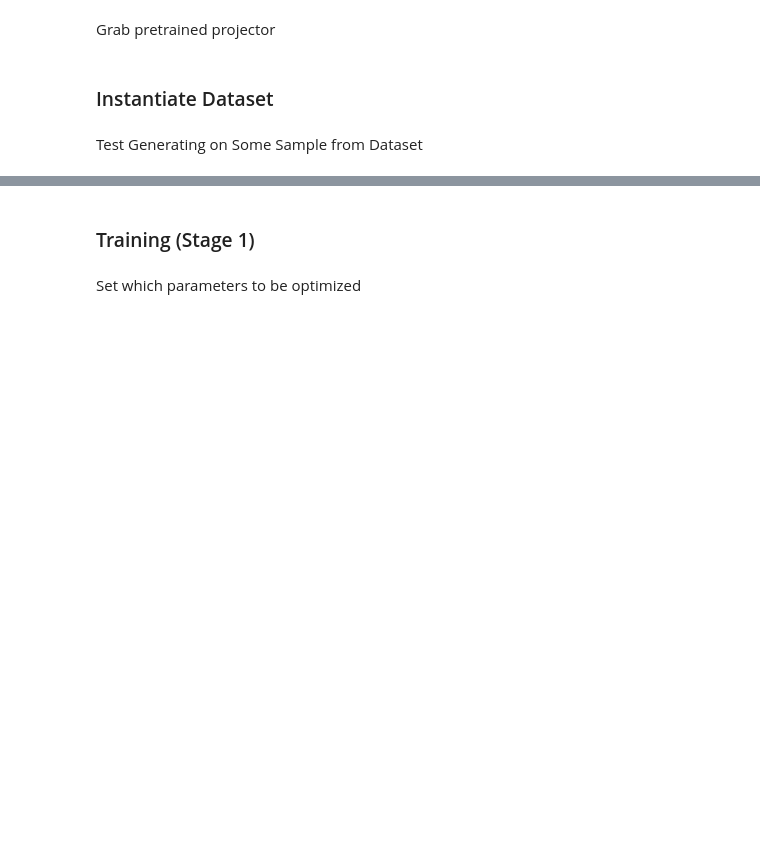
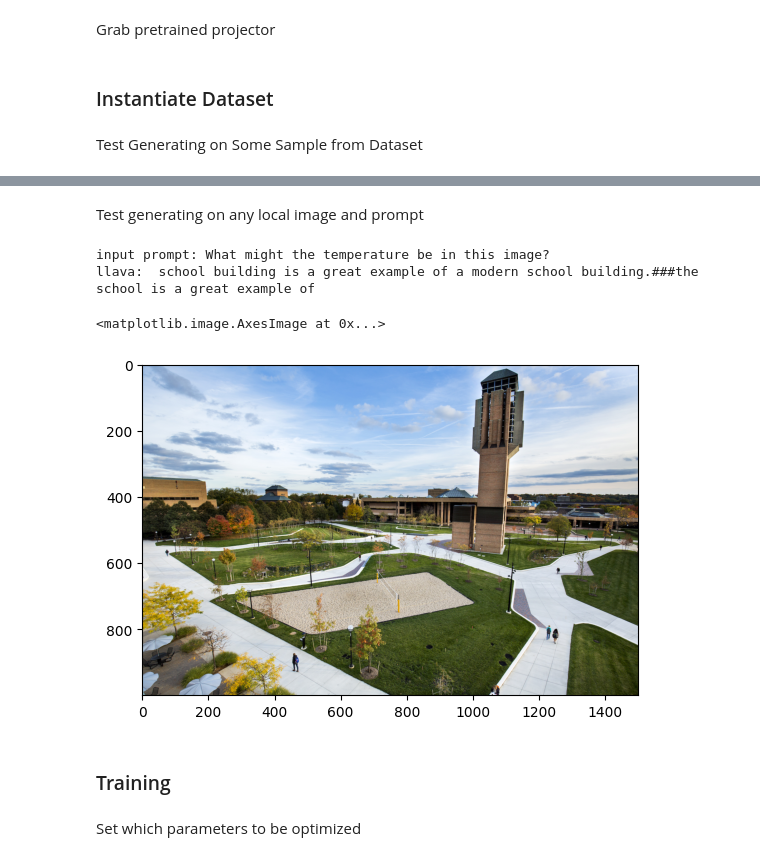
Before and after one commit to cjschul/llava_finalproject, a Jupyter notebook: llava_init_wip.ipynb, the cells around one changed output, grey strips where cells are left out. Drawn from its saved outputs; the diff is of its cells as text; code cells hidden in the pictures; blank space fills up the shorter version.

```diff
--- a/llava_init_wip.ipynb
+++ b/llava_init_wip.ipynb
@@ -23,7 +22,7 @@ device = torch.device("cuda" if torch.cuda.is_available() else "cpu")
 model_name = "meta-llama/Llama-3.2-1B"#"lmsys/vicuna-7b-v1.5"
 config = AutoConfig.from_pretrained(model_name)
 
-vicunallava = accelerator.prepare(vicuna_llava(config, llmURL=model_name, accelerator=accelerator))
+llamallava = accelerator.prepare(llava(config, llmURL=model_name, accelerator=accelerator))
 # %% [markdown]
 Grab pretrained projector
 # %%
@@ -74,5 +77,21 @@ ToPIL = ToPILImage()
+# %% [markdown]
+Test generating on any local image and prompt
+# %%
+from PIL import Image
+testprompt = 'What might the temperature be in this image?'
+testimage = Image.open('UofM_NorthCampus.jpg')
+
+output = llamallava.generate(testimage, testprompt, max_new_tokens=20)
+print(f'input prompt: {testprompt}')
+print(f'llava: {output}')
+plt.imshow(testimage)
+# %% [output]
+input prompt: What might the temperature be in this image?
+llava:  school building is a great example of a modern school building.###the school is a great example of
+<matplotlib.image.AxesImage at 0x...>
+[figure, added]
 # %% [markdown]
-### Training (Stage 1)
+### Training
 # %% [markdown]
 Set which parameters to be optimized
 # %%
```
Also changed, not shown: parts of 10 cells of this notebook, 3 other files.
